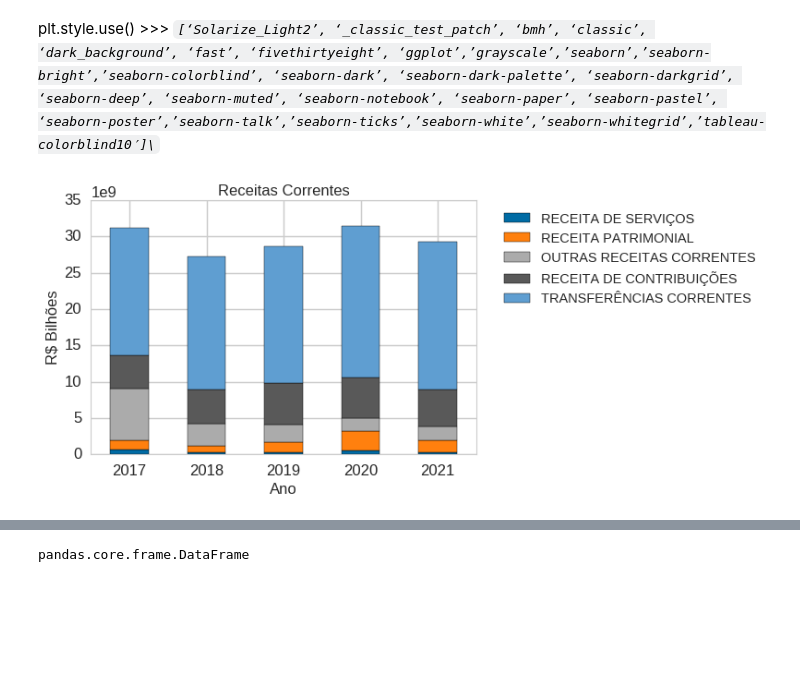
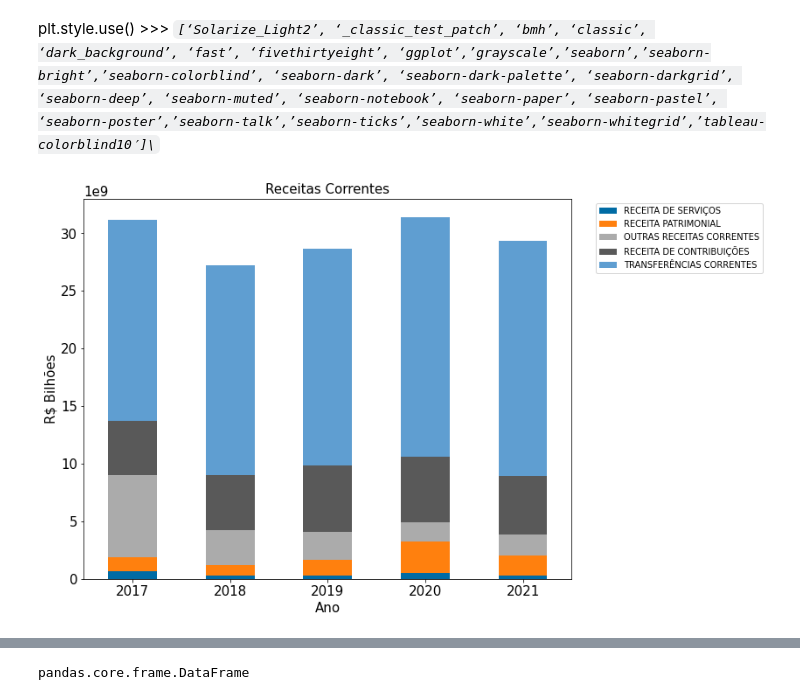
Before and after one commit to carolfazani/orcamento_sp, a Jupyter notebook: Preparando_os_dados.ipynb, the cells around one changed output, grey strips where cells are left out. Saved outputs shown, nothing was run; the diff lists cells and outputs as text; code cells hidden in the pictures; blank space fills up the shorter version.

```diff
--- a/Preparando_os_dados.ipynb
+++ b/Preparando_os_dados.ipynb
@@ -665,8 +665,8 @@ Name: RECEITA TRIBUTÁRIA, dtype: float64
 #colors = [ '#092b5a', '#09738a', '#78a890',  '#9ed1b7']
 colors = ['#9ed1b7', '#78a890',  '#09738a', '#092b5a']
 #colors = colors.reverse()
-
-querycorrente.plot(kind="bar",stacked=True,figsize=(10,8), color= colors )
+plt.style.use('tableau-colorblind10')
+querycorrente.plot(kind="bar",stacked=True,figsize=(10,8)) #, color= colors
 plt.legend(bbox_to_anchor=(1.04,1), loc="upper left")
 plt.xticks(rotation=360)
 plt.ticklabel_format(style='sci',axis='y',scilimits=(9,9))
@@ -674,4 +674,5 @@ plt.ylabel('R$ Bilhões')
 plt.xlabel('Ano')
 plt.title('Receitas Correntes')
 #plt.style.use('seaborn-talk')
+plt.savefig('corrente.png', transparent = True, bbox_inches='tight')
 # %% [output]
@@ -731,21 +768,20 @@ querycorrente2
 # %% [markdown]
 plt.style.use() >>> *`[‘Solarize_Light2’, ‘_classic_test_patch’, ‘bmh’, ‘classic’, ‘dark_background’, ‘fast’, ‘fivethirtyeight’, ‘ggplot’,’grayscale’,’seaborn’,’seaborn-bright’,’seaborn-colorblind’, ‘seaborn-dark’, ‘seaborn-dark-palette’, ‘seaborn-darkgrid’, ‘seaborn-deep’, ‘seaborn-muted’, ‘seaborn-notebook’, ‘seaborn-paper’, ‘seaborn-pastel’, ‘seaborn-poster’,’seaborn-talk’,’seaborn-ticks’,’seaborn-white’,’seaborn-whitegrid’,’tableau-colorblind10′]\`*
 # %%
-'''
+
 parameters = {'xtick.labelsize': 15,
           'ytick.labelsize': 15,
           'axes.labelsize': 15,
           'axes.titlesize': 15}
 plt.rcParams.update(parameters)
 plt.style.use('tableau-colorblind10')
-querycorrente2.plot(kind="bar",stacked=True,figsize=(6, 8))
+querycorrente2.plot(kind="bar",stacked=True,figsize=(10, 8))
 plt.legend(bbox_to_anchor=(1.04,1), loc="upper left")
 plt.xticks(rotation=360)
 plt.ticklabel_format(style='sci',axis='y',scilimits=(9,9))
 plt.ylabel('R$ Bilhões')
 plt.xlabel('Ano')
 plt.title('Receitas Correntes')
 plt.savefig('grafico6.png', transparent= True, bbox_inches='tight')
-'''
 # %% [output]
-[figure, old version]
+[figure, new version]
```
Also changed, not shown: parts of 17 cells of this notebook.
